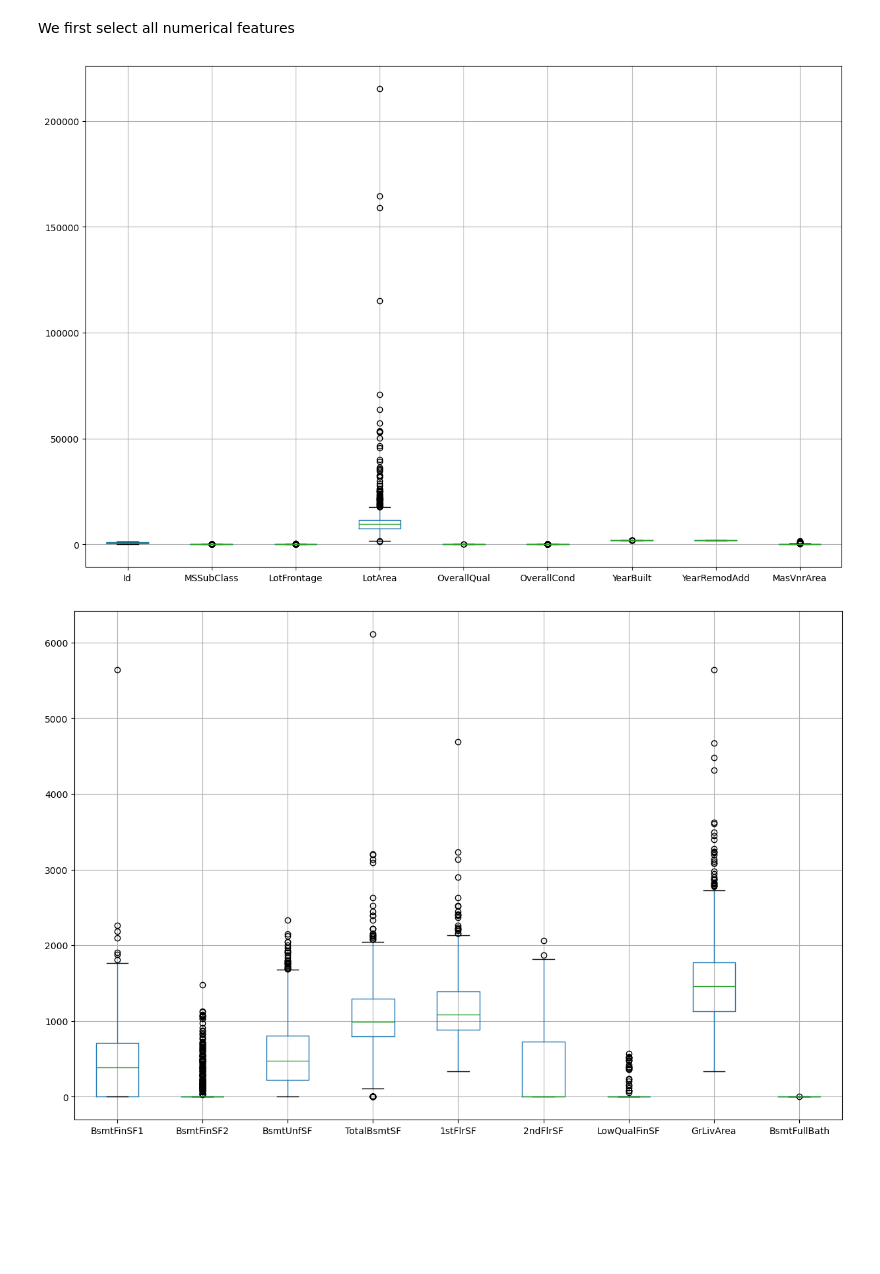
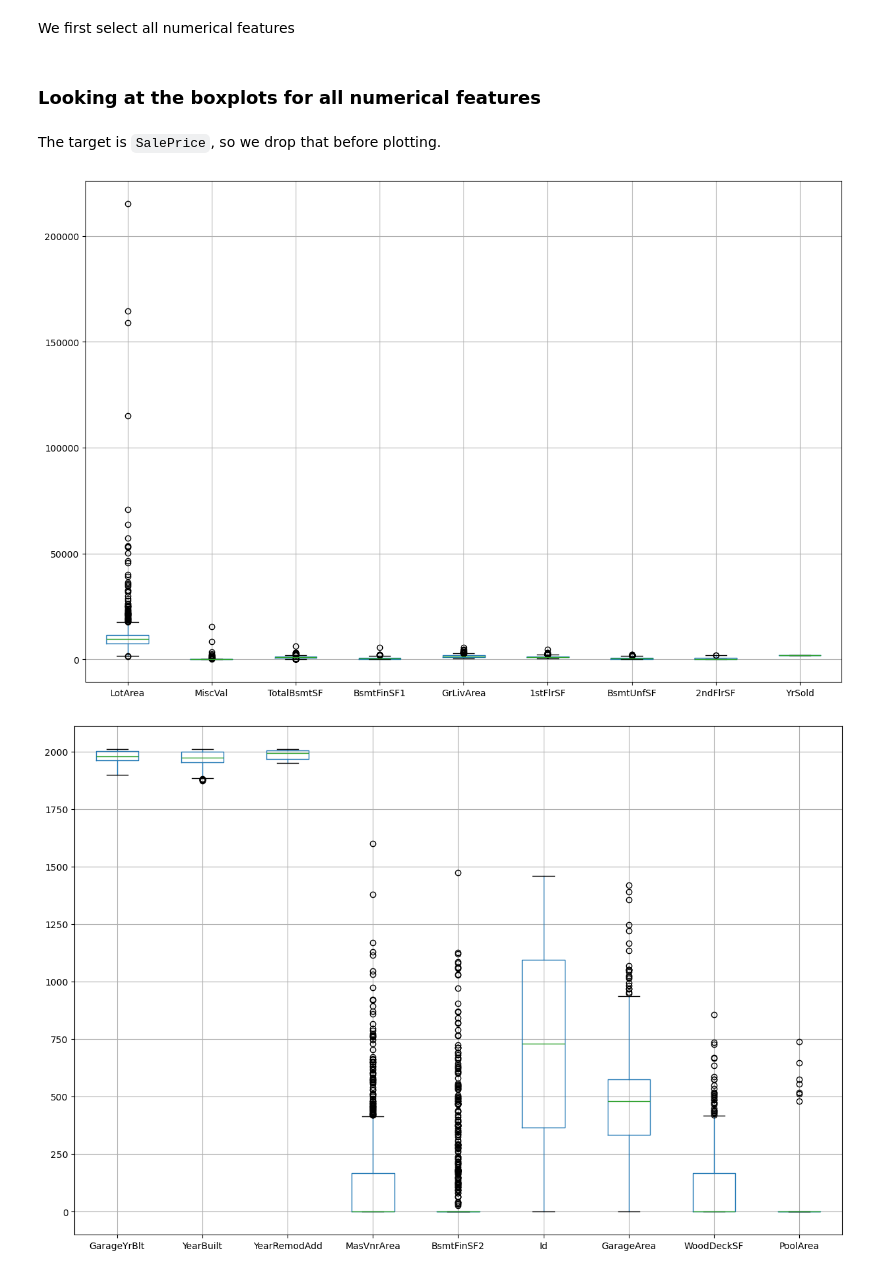
Before and after one commit to michaelbui99/mal-assignment-7, a Jupyter notebook: assignment_7.ipynb, the cells around one changed output. Saved outputs shown, nothing was run; the diff lists cells and outputs as text; code cells hidden in the pictures; blank space fills up the shorter version.

```diff
--- a/assignment_7.ipynb
+++ b/assignment_7.ipynb
@@ -253,11 +253,13 @@ eda_numerical = eda.select_dtypes([float, int])
 # %%
 import math
 def boxplot_columns(df: pd.DataFrame, plots: int):
+    df = df.loc[:, df.max().sort_values(ascending=False).index]
     column_bins = np.array(list(map(lambda x: math.floor(x), np.linspace(0, len(df.columns.values), num=plots))))
     prev = 0
-    curr = 0
+    curr = 1
     for column_idx in column_bins[1:]:
-        curr = column_idx if curr == 0 else column_idx - 1
+        # curr = column_idx if curr == 0 else column_idx - 1
+        curr = column_idx
         plt.figure(figsize=(15,10))
         df[df.columns.values[prev:curr]].boxplot()
         plt.show()
@@ -265,5 +281,9 @@ def boxplot_columns(df: pd.DataFrame, plots: int):
+# %% [markdown]
+### Looking at the boxplots for all numerical features
+# %% [markdown]
+The target is `SalePrice`, so we drop that before plotting.
 # %%
-boxplot_columns(eda_numerical, 5)
+boxplot_columns(eda_numerical.drop('SalePrice', axis=1), 5)
 # %% [output]
-[figure, old version]
+[figure, new version]
-[figure, old version]
+[figure, new version]
```
Also changed, not shown: parts of 18 cells of this notebook.
